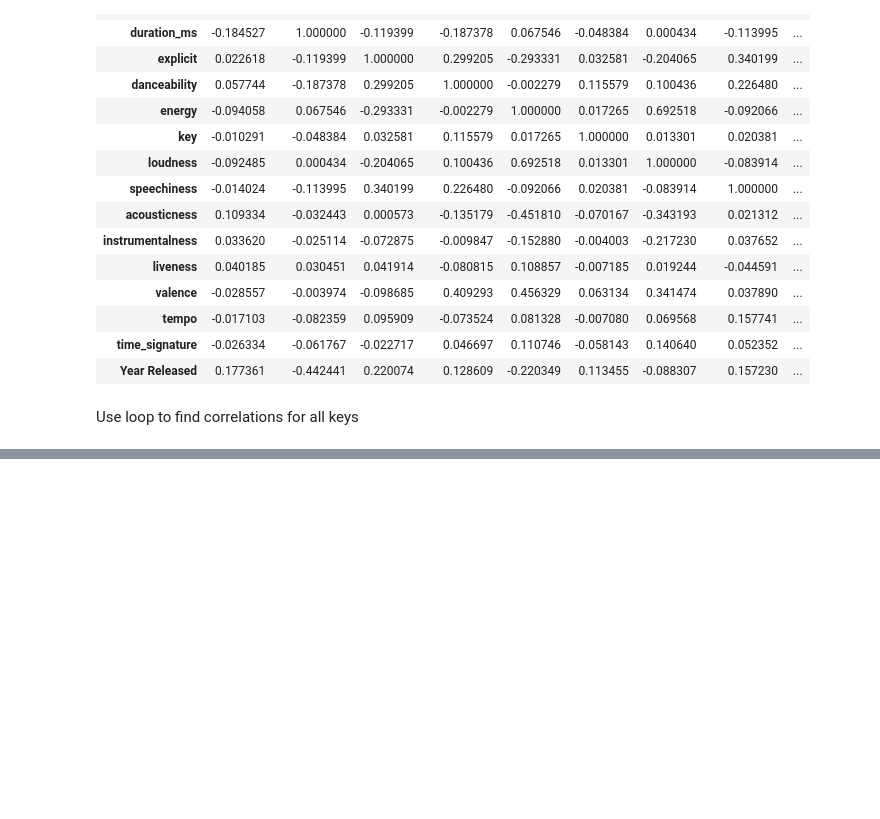
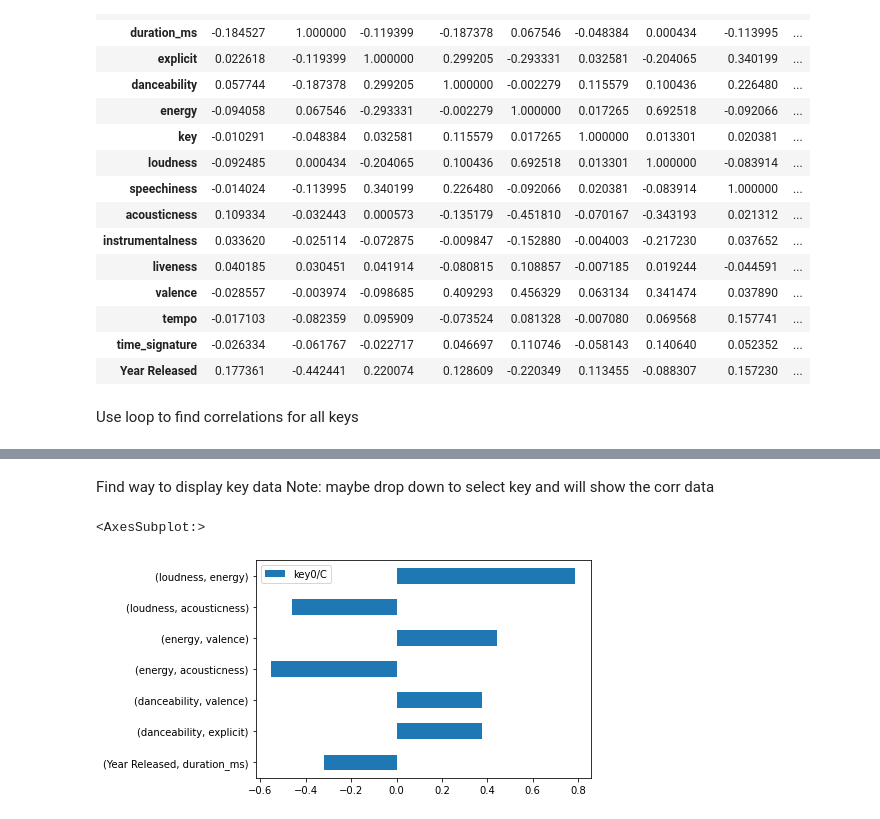
Before and after one commit to DavisAsano/Asano_MusicDataExploration, a Jupyter notebook: Untitled-2.ipynb, the cells around one changed output, grey strips where cells are left out. Drawn from its saved outputs; the diff is of its cells as text; code cells hidden in the pictures; blank space fills up the shorter version.

Commit message:
Horizontal Bar Graph for Key

```diff
--- a/Untitled-2.ipynb
+++ b/Untitled-2.ipynb
@@ -630,0 +675,8 @@ Still try to think about way to get Genre to work, maybe just analyze main genre
+# %% [markdown]
+Find way to display key data
+Note: maybe drop down to select key and will show the corr data
+# %%
+dfk0.plot.barh()
+# %% [output]
+<AxesSubplot:>
+[figure, added]
```
Also changed, not shown: parts of 5 cells of this notebook.
